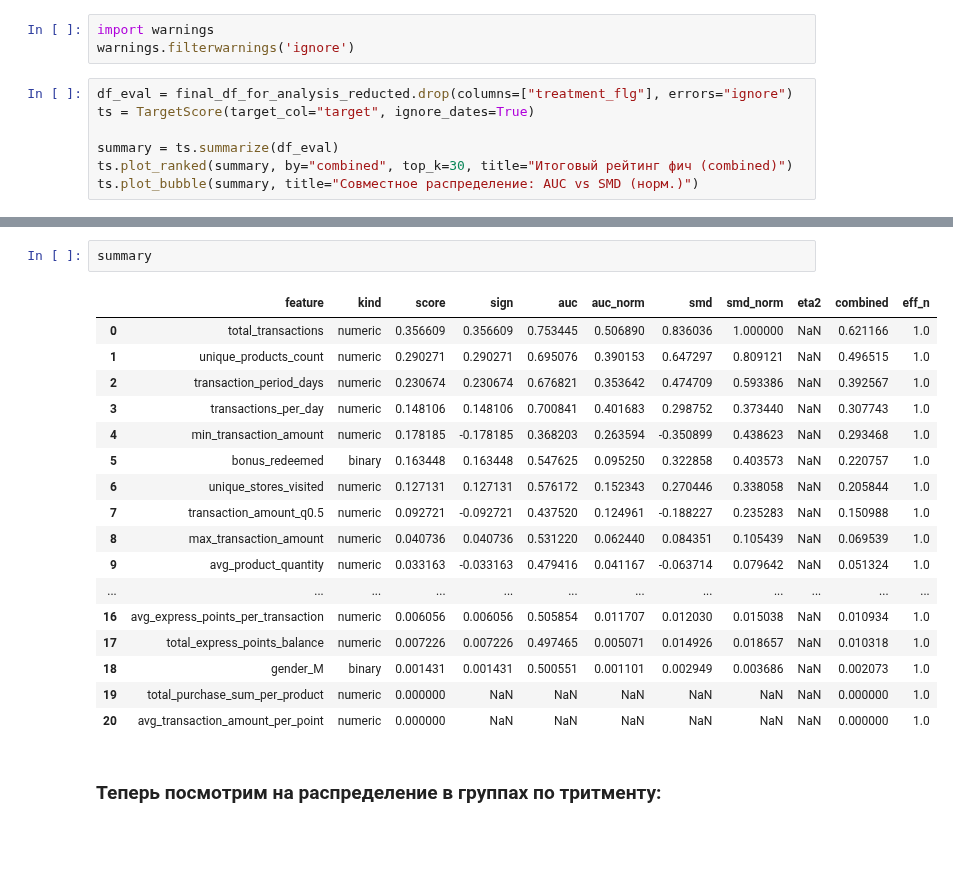
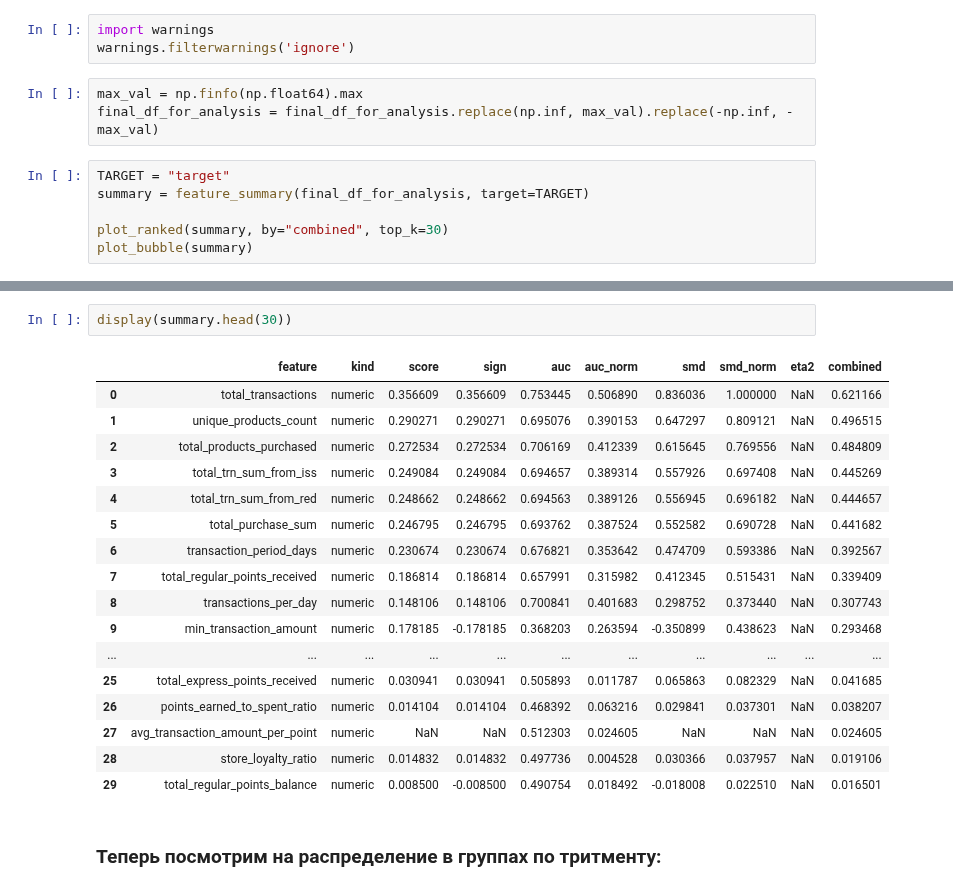
Before and after one commit to VShilovich/uplift-modeling-hse, a Jupyter notebook: EDA/eda.ipynb, the cells around one changed output, grey strips where cells are left out. Cells and saved outputs as stored; diff of their text form; blank space fills up the shorter version.

```diff
--- a/EDA/eda.ipynb
+++ b/EDA/eda.ipynb
@@ -691,11 +730,13 @@ class TargetScore:
 # %%
 import warnings
 warnings.filterwarnings('ignore')
+# %%
+max_val = np.finfo(np.float64).max
+final_df_for_analysis = final_df_for_analysis.replace(np.inf, max_val).replace(-np.inf, -max_val)
 # %%
-df_eval = final_df_for_analysis_reducted.drop(columns=["treatment_flg"], errors="ignore")
-ts = TargetScore(target_col="target", ignore_dates=True)
+TARGET = "target"
+summary = feature_summary(final_df_for_analysis, target=TARGET)
 
-summary = ts.summarize(df_eval)
-ts.plot_ranked(summary, by="combined", top_k=30, title="Итоговый рейтинг фич (combined)")
-ts.plot_bubble(summary, title="Совместное распределение: AUC vs SMD (норм.)")
+plot_ranked(summary, by="combined", top_k=30)
+plot_bubble(summary)
 # %% [output]
@@ -704,23 +745,23 @@ ts.plot_bubble(summary, title="Совместное распределение:
 # %%
-summary
+display(summary.head(30))
 # %% [output]
-|  | feature | kind | score | sign | auc | auc_norm | smd | smd_norm | eta2 | combined | eff_n |
-| 0 | total_transactions | numeric | 0.356609 | 0.356609 | 0.753445 | 0.506890 | 0.836036 | 1.000000 | NaN | 0.621166 | 1.0 |
-| 1 | unique_products_count | numeric | 0.290271 | 0.290271 | 0.695076 | 0.390153 | 0.647297 | 0.809121 | NaN | 0.496515 | 1.0 |
-| 2 | transaction_period_days | numeric | 0.230674 | 0.230674 | 0.676821 | 0.353642 | 0.474709 | 0.593386 | NaN | 0.392567 | 1.0 |
-| 3 | transactions_per_day | numeric | 0.148106 | 0.148106 | 0.700841 | 0.401683 | 0.298752 | 0.373440 | NaN | 0.307743 | 1.0 |
-| 4 | min_transaction_amount | numeric | 0.178185 | -0.178185 | 0.368203 | 0.263594 | -0.350899 | 0.438623 | NaN | 0.293468 | 1.0 |
-| 5 | bonus_redeemed | binary | 0.163448 | 0.163448 | 0.547625 | 0.095250 | 0.322858 | 0.403573 | NaN | 0.220757 | 1.0 |
-| 6 | unique_stores_visited | numeric | 0.127131 | 0.127131 | 0.576172 | 0.152343 | 0.270446 | 0.338058 | NaN | 0.205844 | 1.0 |
-| 7 | transaction_amount_q0.5 | numeric | 0.092721 | -0.092721 | 0.437520 | 0.124961 | -0.188227 | 0.235283 | NaN | 0.150988 | 1.0 |
-| 8 | max_transaction_amount | numeric | 0.040736 | 0.040736 | 0.531220 | 0.062440 | 0.084351 | 0.105439 | NaN | 0.069539 | 1.0 |
-| 9 | avg_product_quantity | numeric | 0.033163 | -0.033163 | 0.479416 | 0.041167 | -0.063714 | 0.079642 | NaN | 0.051324 | 1.0 |
-| ... | ... | ... | ... | ... | ... | ... | ... | ... | ... | ... | ... |
-| 16 | avg_express_points_per_transaction | numeric | 0.006056 | 0.006056 | 0.505854 | 0.011707 | 0.012030 | 0.015038 | NaN | 0.010934 | 1.0 |
-| 17 | total_express_points_balance | numeric | 0.007226 | 0.007226 | 0.497465 | 0.005071 | 0.014926 | 0.018657 | NaN | 0.010318 | 1.0 |
-| 18 | gender_M | binary | 0.001431 | 0.001431 | 0.500551 | 0.001101 | 0.002949 | 0.003686 | NaN | 0.002073 | 1.0 |
-| 19 | total_purchase_sum_per_product | numeric | 0.000000 | NaN | NaN | NaN | NaN | NaN | NaN | 0.000000 | 1.0 |
-| 20 | avg_transaction_amount_per_point | numeric | 0.000000 | NaN | NaN | NaN | NaN | NaN | NaN | 0.000000 | 1.0 |
+|  | feature | kind | score | sign | auc | auc_norm | smd | smd_norm | eta2 | combined |
+| 0 | total_transactions | numeric | 0.356609 | 0.356609 | 0.753445 | 0.506890 | 0.836036 | 1.000000 | NaN | 0.621166 |
+| 1 | unique_products_count | numeric | 0.290271 | 0.290271 | 0.695076 | 0.390153 | 0.647297 | 0.809121 | NaN | 0.496515 |
+| 2 | total_products_purchased | numeric | 0.272534 | 0.272534 | 0.706169 | 0.412339 | 0.615645 | 0.769556 | NaN | 0.484809 |
+| 3 | total_trn_sum_from_iss | numeric | 0.249084 | 0.249084 | 0.694657 | 0.389314 | 0.557926 | 0.697408 | NaN | 0.445269 |
+| 4 | total_trn_sum_from_red | numeric | 0.248662 | 0.248662 | 0.694563 | 0.389126 | 0.556945 | 0.696182 | NaN | 0.444657 |
+| 5 | total_purchase_sum | numeric | 0.246795 | 0.246795 | 0.693762 | 0.387524 | 0.552582 | 0.690728 | NaN | 0.441682 |
+| 6 | transaction_period_days | numeric | 0.230674 | 0.230674 | 0.676821 | 0.353642 | 0.474709 | 0.593386 | NaN | 0.392567 |
+| 7 | total_regular_points_received | numeric | 0.186814 | 0.186814 | 0.657991 | 0.315982 | 0.412345 | 0.515431 | NaN | 0.339409 |
+| 8 | transactions_per_day | numeric | 0.148106 | 0.148106 | 0.700841 | 0.401683 | 0.298752 | 0.373440 | NaN | 0.307743 |
+| 9 | min_transaction_amount | numeric | 0.178185 | -0.178185 | 0.368203 | 0.263594 | -0.350899 | 0.438623 | NaN | 0.293468 |
+| ... | ... | ... | ... | ... | ... | ... | ... | ... | ... | ... |
+| 25 | total_express_points_received | numeric | 0.030941 | 0.030941 | 0.505893 | 0.011787 | 0.065863 | 0.082329 | NaN | 0.041685 |
+| 26 | points_earned_to_spent_ratio | numeric | 0.014104 | 0.014104 | 0.468392 | 0.063216 | 0.029841 | 0.037301 | NaN | 0.038207 |
+| 27 | avg_transaction_amount_per_point | numeric | NaN | NaN | 0.512303 | 0.024605 | NaN | NaN | NaN | 0.024605 |
+| 28 | store_loyalty_ratio | numeric | 0.014832 | 0.014832 | 0.497736 | 0.004528 | 0.030366 | 0.037957 | NaN | 0.019106 |
+| 29 | total_regular_points_balance | numeric | 0.008500 | -0.008500 | 0.490754 | 0.018492 | -0.018008 | 0.022510 | NaN | 0.016501 |
 # %% [markdown]
 ### Теперь посмотрим на распределение в группах по тритменту:
 # %%
```
Also changed, not shown: parts of 19 cells of this notebook.
